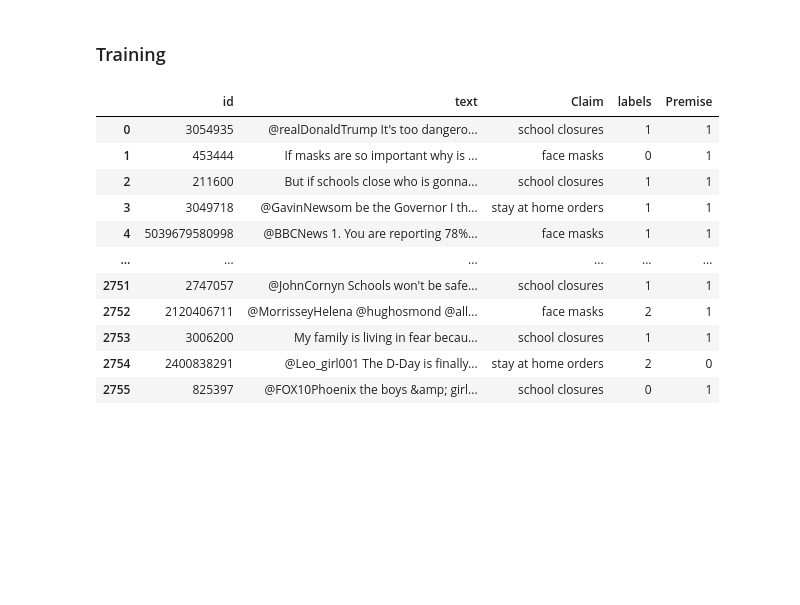
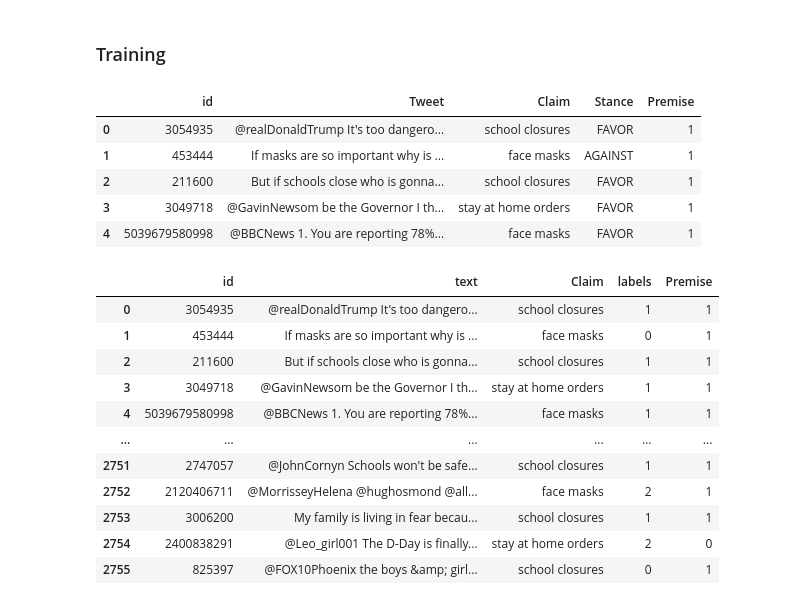
Before and after one commit to vatsal2473/mini_hackathon, a Jupyter notebook: Stance_detection_RoBERTa_baseline.ipynb, the cells around one changed output. Saved outputs shown, nothing was run; the diff lists cells and outputs as text; code cells hidden in the pictures; blank space fills up the shorter version.

```diff
--- a/Stance_detection_RoBERTa_baseline.ipynb
+++ b/Stance_detection_RoBERTa_baseline.ipynb
@@ -24,3 +42,12 @@ train = pd.read_csv('data/train.tsv', sep='\t')
+# %%
+train.head(5)
+# %% [output]
+|  | id | Tweet | Claim | Stance | Premise |
+| 0 | 3054935 | @realDonaldTrump It's too dangero... | school closures | FAVOR | 1 |
+| 1 | 453444 | If masks are so important why is ... | face masks | AGAINST | 1 |
+| 2 | 211600 | But if schools close who is gonna... | school closures | FAVOR | 1 |
+| 3 | 3049718 | @GavinNewsom be the Governor I th... | stay at home orders | FAVOR | 1 |
+| 4 | 5039679580998 | @BBCNews 1. You are reporting 78%... | face masks | FAVOR | 1 |
 # %%
 #rename columns to match SimpleTransformers format
 column_names = {'Tweet': 'text', 'Stance':'labels'}
```
Also changed, not shown: parts of 13 cells of this notebook, 1 other file.
